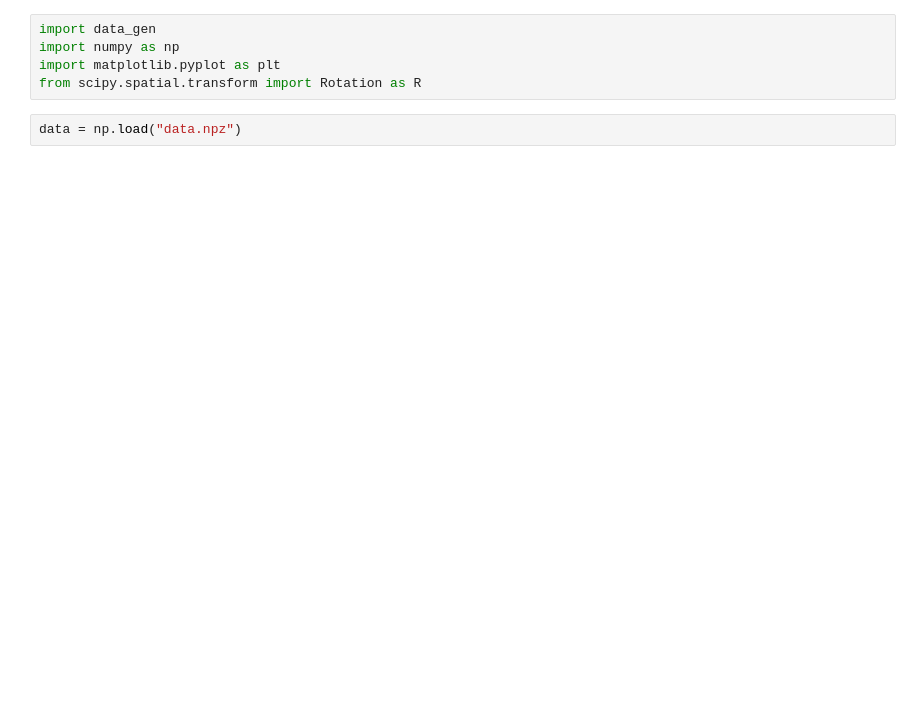
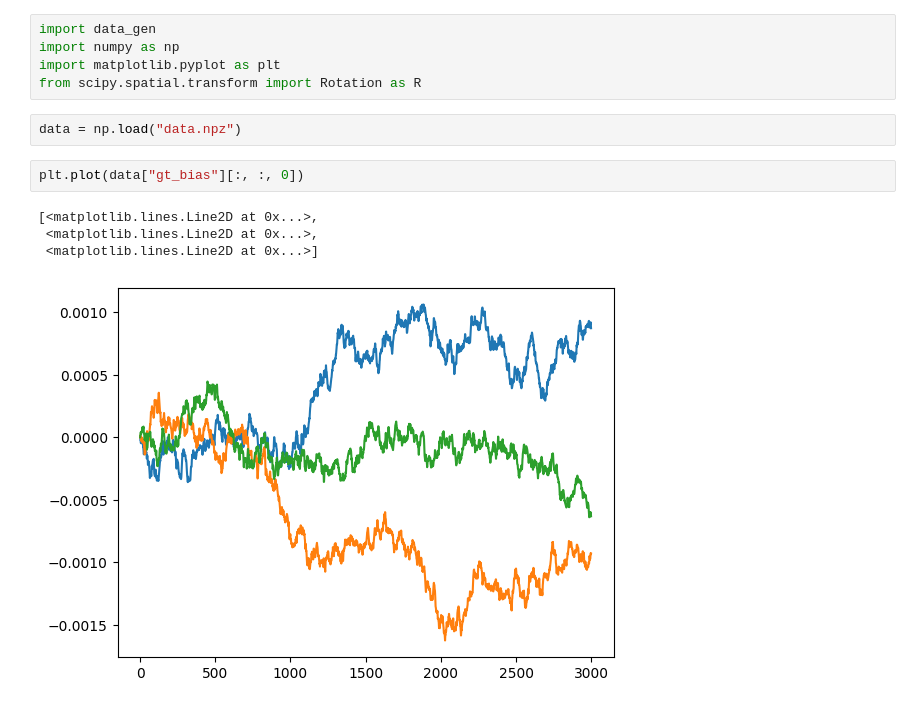
Before and after one commit to TimMagoun/usque, a Jupyter notebook: USQUE_python/data_explore.ipynb, the cells around one changed output. Cells and saved outputs as stored; diff of their text form; blank space fills up the shorter version.

```diff
--- a/USQUE_python/data_explore.ipynb
+++ b/USQUE_python/data_explore.ipynb
@@ -5,3 +5,10 @@ import matplotlib.pyplot as plt
 from scipy.spatial.transform import Rotation as R
 # %%
 data = np.load("data.npz")
+# %%
+plt.plot(data["gt_bias"][:, :, 0])
+# %% [output]
+[<matplotlib.lines.Line2D at 0x...>,
+ <matplotlib.lines.Line2D at 0x...>,
+ <matplotlib.lines.Line2D at 0x...>]
+[figure, added]
```
Also changed, not shown: parts of 7 cells of this notebook, 5 other files.
